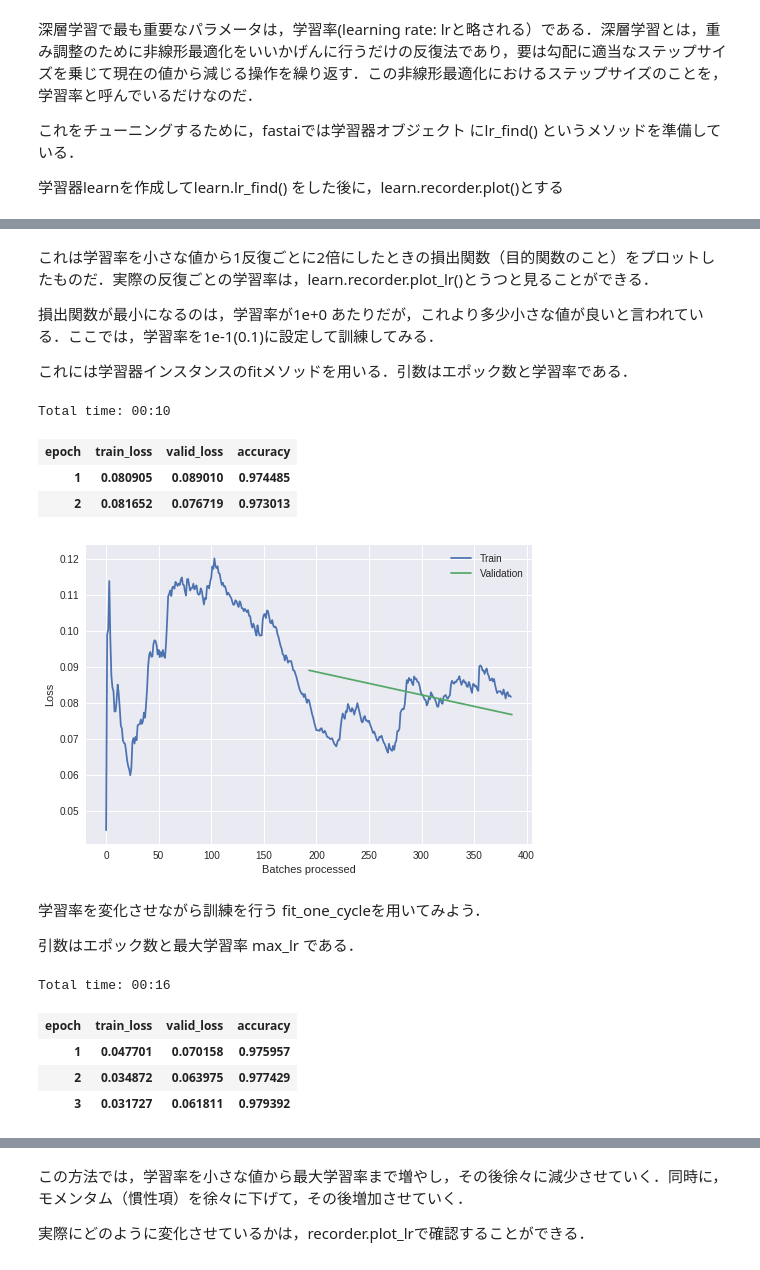
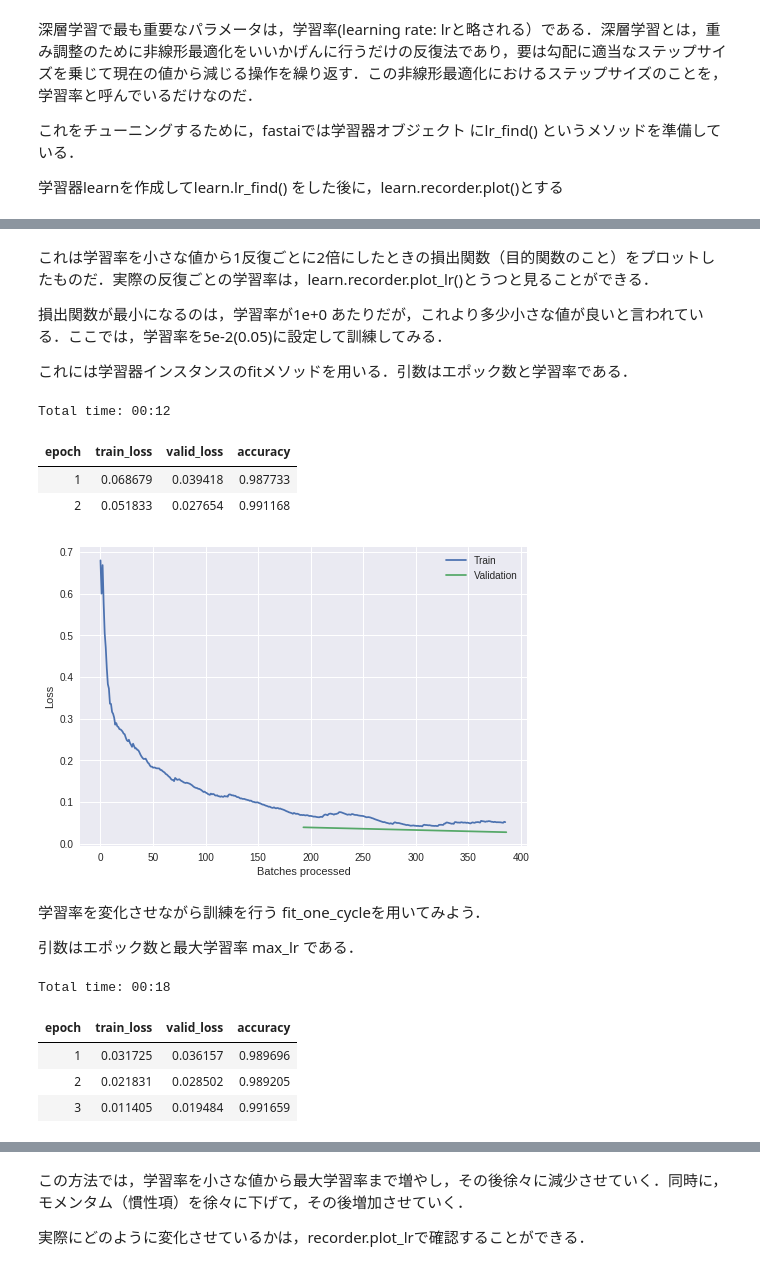
Before and after one commit to mickeykubo/analytics_book, a Jupyter notebook: fastai_training_ver1.ipynb, the cells around one changed output, grey strips where cells are left out. Drawn from its saved outputs; the diff is of its cells as text; code cells hidden in the pictures.

```diff
--- a/fastai_training_ver1.ipynb
+++ b/fastai_training_ver1.ipynb
@@ -185,27 +185,27 @@ learn.recorder.plot()
 # %% [markdown]
 これは学習率を小さな値から1反復ごとに2倍にしたときの損出関数（目的関数のこと）をプロットしたものだ．実際の反復ごとの学習率は，learn.recorder.plot_lr()とうつと見ることができる．
 
-損出関数が最小になるのは，学習率が1e+0 あたりだが，これより多少小さな値が良いと言われている．ここでは，学習率を1e-1(0.1)に設定して訓練してみる．
+損出関数が最小になるのは，学習率が1e+0 あたりだが，これより多少小さな値が良いと言われている．ここでは，学習率を5e-2(0.05)に設定して訓練してみる．
 
 これには学習器インスタンスのfitメソッドを用いる．引数はエポック数と学習率である．
 # %%
-learn.fit(2,0.1)
+learn.fit(2,0.05)
 learn.recorder.plot_losses()
 # %% [output]
-Total time: 00:10
+Total time: 00:12
 | epoch | train_loss | valid_loss | accuracy |
-| 1 | 0.080905 | 0.089010 | 0.974485 |
-| 2 | 0.081652 | 0.076719 | 0.973013 |
+| 1 | 0.068679 | 0.039418 | 0.987733 |
+| 2 | 0.051833 | 0.027654 | 0.991168 |
-[figure, old version]
+[figure, new version]
 # %% [markdown]
 学習率を変化させながら訓練を行う fit_one_cycleを用いてみよう．
 
 引数はエポック数と最大学習率 max_lr である．
 # %%
-learn.fit_one_cycle(3,max_lr=1e-2)
+learn.fit_one_cycle(3,max_lr=5e-2)
 # %% [output]
-Total time: 00:16
+Total time: 00:18
 | epoch | train_loss | valid_loss | accuracy |
-| 1 | 0.047701 | 0.070158 | 0.975957 |
-| 2 | 0.034872 | 0.063975 | 0.977429 |
-| 3 | 0.031727 | 0.061811 | 0.979392 |
+| 1 | 0.031725 | 0.036157 | 0.989696 |
+| 2 | 0.021831 | 0.028502 | 0.989205 |
+| 3 | 0.011405 | 0.019484 | 0.991659 |
```
Also changed, not shown: parts of 48 cells of this notebook.
